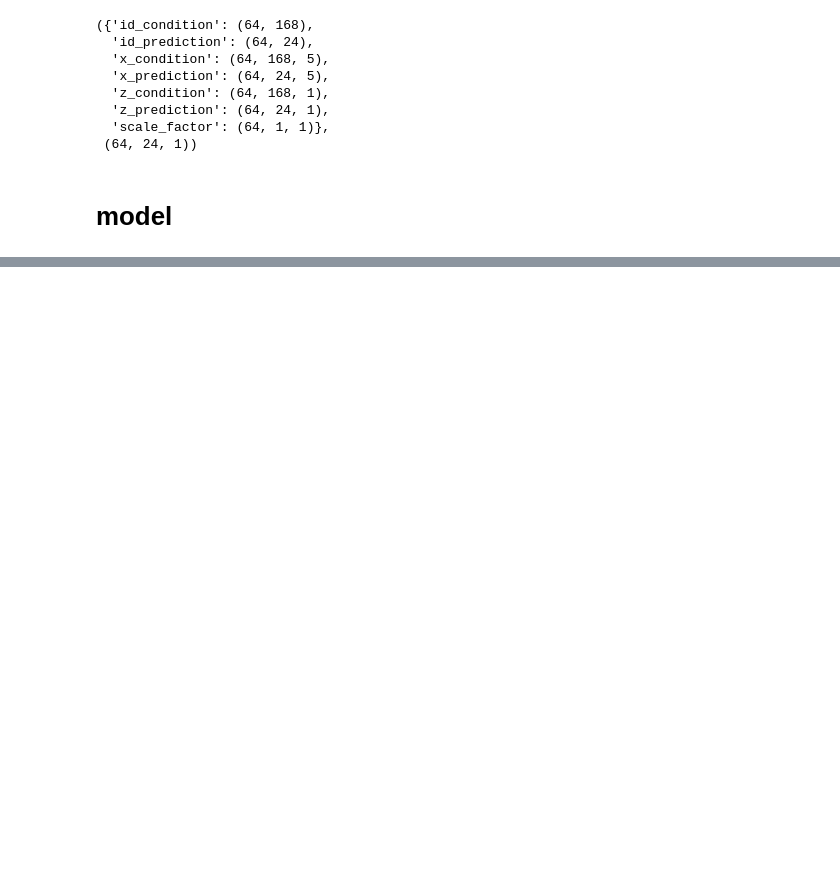
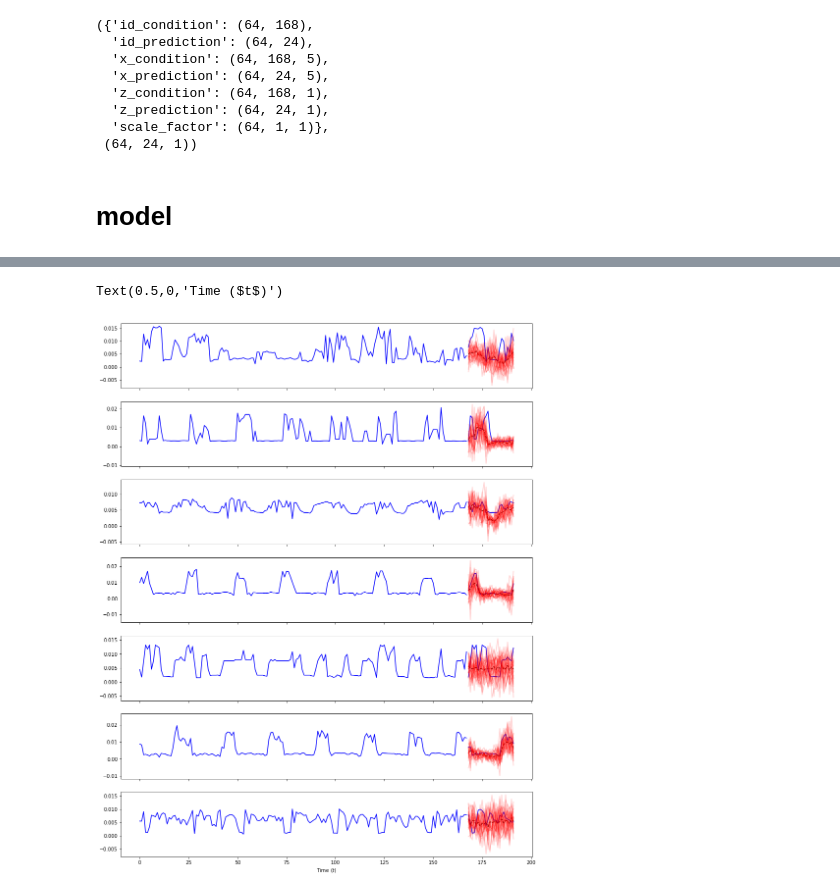
Before and after one commit to dantegates/deep-ar, a Jupyter notebook: deep-ar.ipynb, the cells around one changed output, grey strips where cells are left out. Saved outputs shown, nothing was run; the diff lists cells and outputs as text; code cells hidden in the pictures; blank space fills up the shorter version.

```diff
--- a/deep-ar.ipynb
+++ b/deep-ar.ipynb
@@ -589,0 +601,17 @@ plt.plot(np.arange(condition_length), x_test['z_condition'][i].reshape(-1))
+# %%
+import matplotlib.pyplot as plt
+
+fig, axs = plt.subplots(len(x_test), figsize=(15, 20), sharex=True)
+
+
+for i, ax in enumerate(axs):
+    ax.plot(np.arange(condition_length), x_test['z_condition'][i].reshape(-1), color='b')
+    ax.plot(condition_length + np.arange(prediction_length), y_test[i].reshape(-1), color='b')
+    ax.plot(condition_length + np.arange(prediction_length), p_means[i], color='k', ls='--')
+    for p_new in predictions:
+        ax.plot(condition_length + np.arange(prediction_length), p_new[i].reshape(-1), color='r', alpha=0.2)
+
+ax.set_xlabel('Time ($t$)')
+# %% [output]
+Text(0.5,0,'Time ($t$)')
+[figure, added]
```
Also changed, not shown: parts of 28 cells of this notebook.
